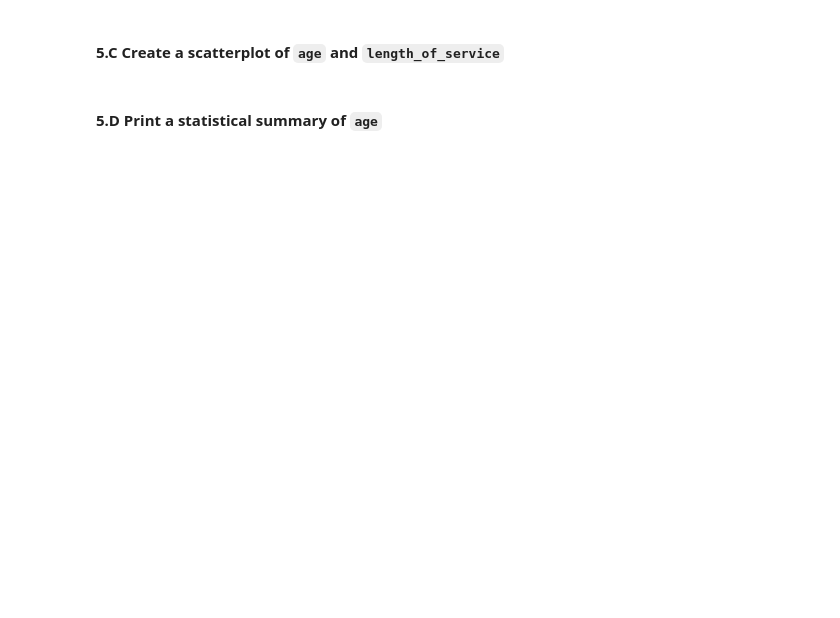
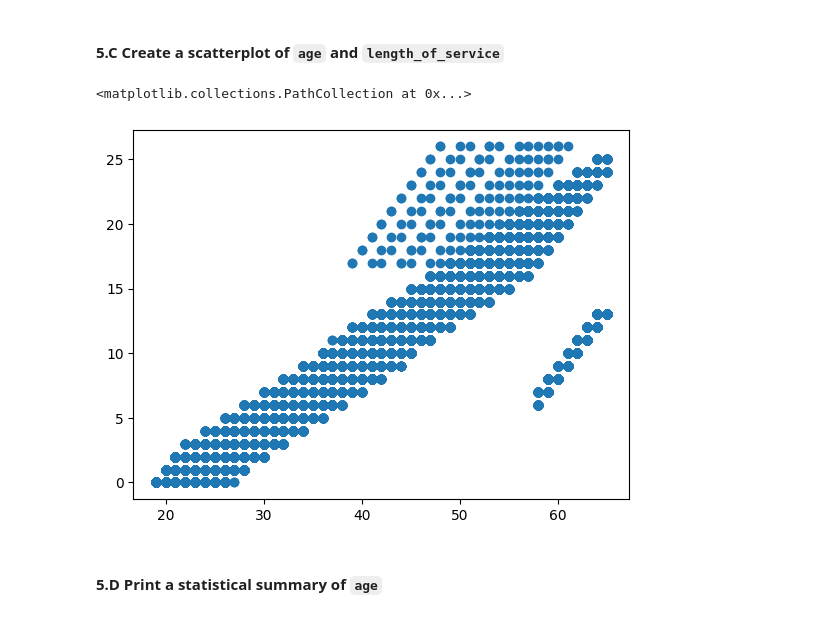
Before and after one commit to SebaCrespo10/IOD, a Jupyter notebook: Mod 1/IOD_Lab-1.2.2 Pandas.ipynb, the cells around one changed output. Saved outputs shown, nothing was run; the diff lists cells and outputs as text; code cells hidden in the pictures; blank space fills up the shorter version.

```diff
--- a/Mod 1/IOD_Lab-1.2.2 Pandas.ipynb
+++ b/Mod 1/IOD_Lab-1.2.2 Pandas.ipynb
@@ -185,3 +392,9 @@ Find the count, mean, std, min, max of all columns of the dataframe
+# %%
+# A:
+plt.scatter(df['age'],df['length_of_service'])
+# %% [output]
+<matplotlib.collections.PathCollection at 0x...>
+[figure, added]
 # %% [markdown]
 #### 5.D Print a statistical summary of `age`
 # %%
```
Also changed, not shown: parts of 26 cells of this notebook, 3 other files.
